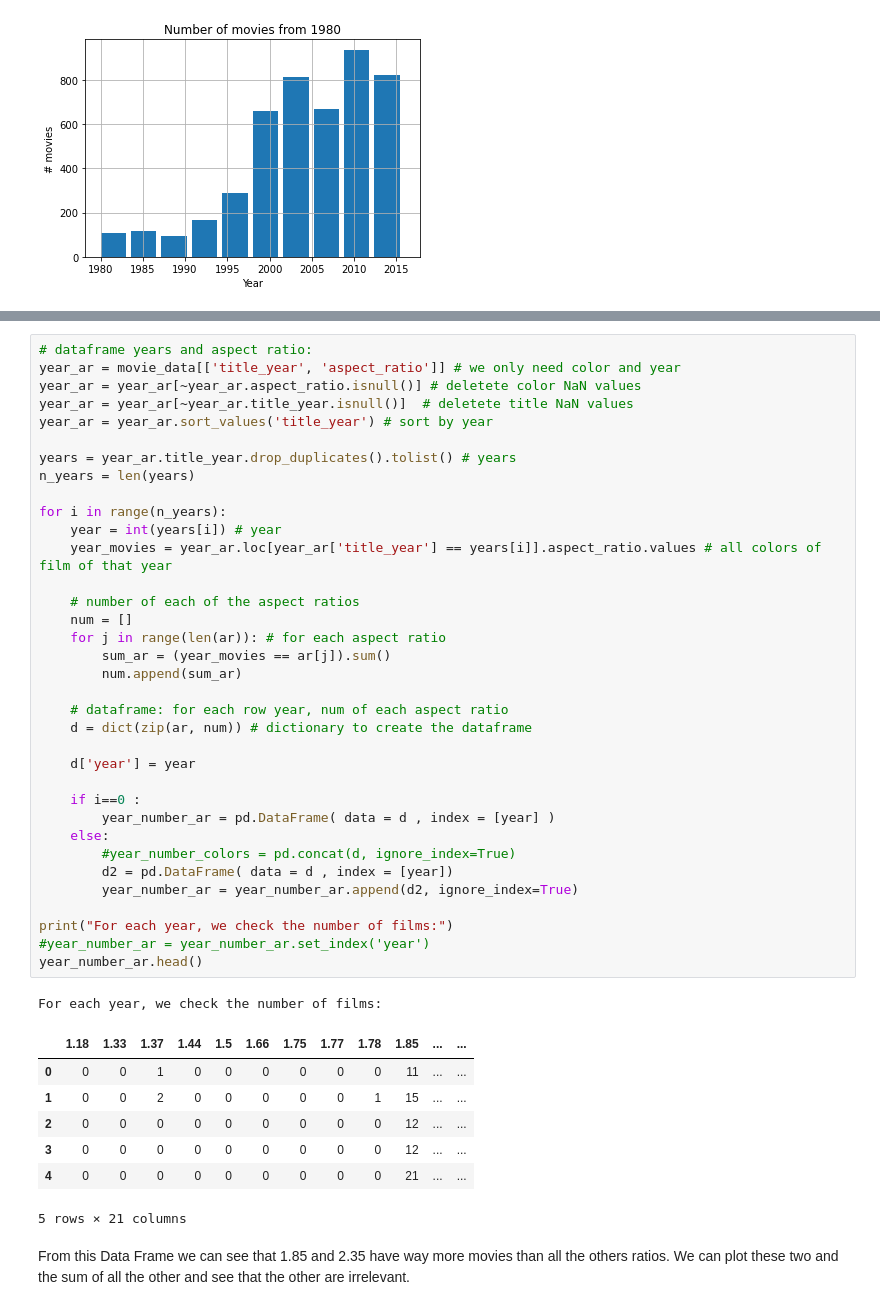
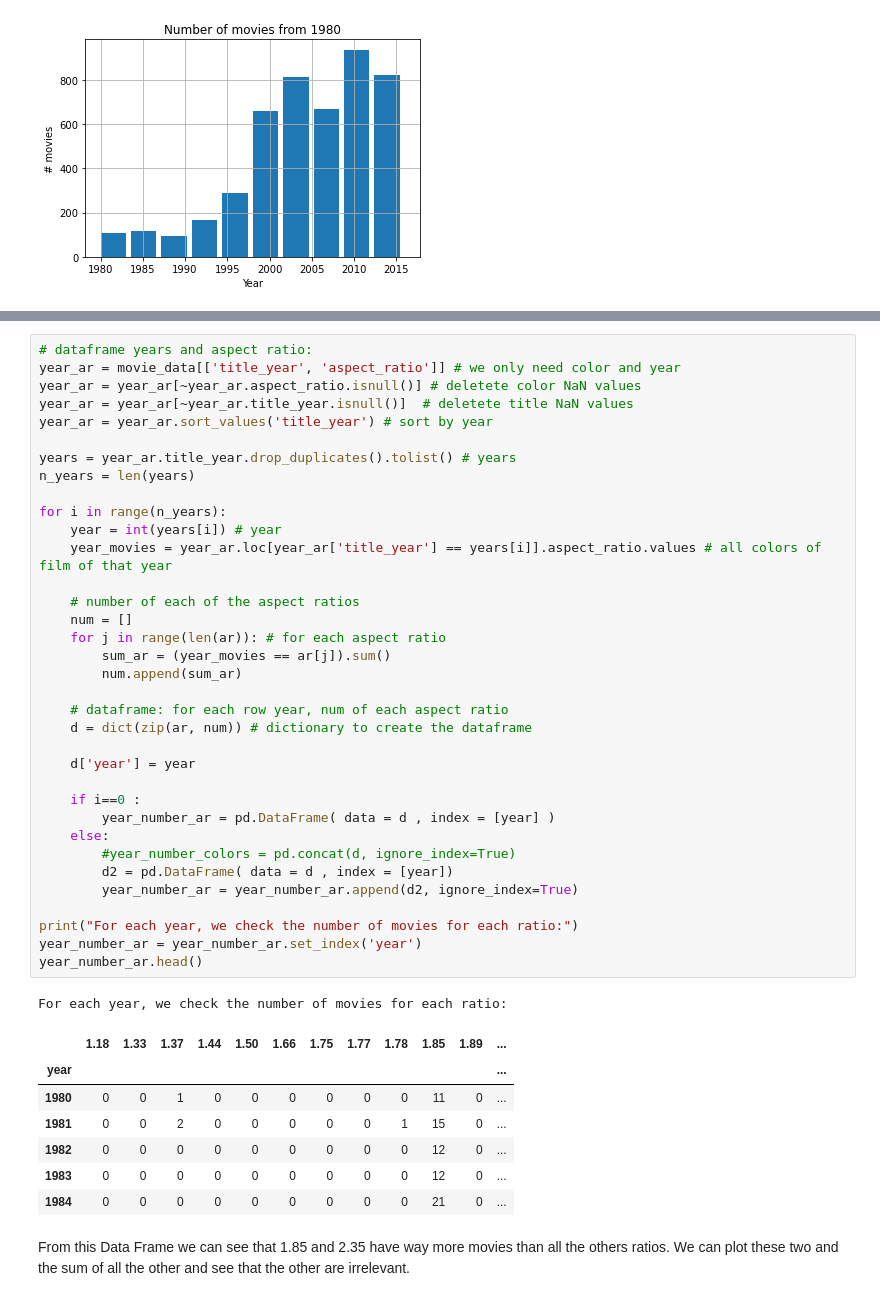
Before and after one commit to anitamezzetti/EPFL_Data_science_in_practice, a Jupyter notebook: Project/Project.ipynb, the cells around one changed output, grey strips where cells are left out. Cells and saved outputs as stored; diff of their text form.

```diff
--- a/Project/Project.ipynb
+++ b/Project/Project.ipynb
@@ -197,43 +213,43 @@ year_ar = year_ar[~year_ar.aspect_ratio.isnull()] # deletete color NaN values
 year_ar = year_ar[~year_ar.title_year.isnull()]  # deletete title NaN values
 year_ar = year_ar.sort_values('title_year') # sort by year
 
 years = year_ar.title_year.drop_duplicates().tolist() # years
 n_years = len(years)
 
 for i in range(n_years):
     year = int(years[i]) # year
     year_movies = year_ar.loc[year_ar['title_year'] == years[i]].aspect_ratio.values # all colors of film of that year
 
     # number of each of the aspect ratios
     num = []
     for j in range(len(ar)): # for each aspect ratio
         sum_ar = (year_movies == ar[j]).sum()
         num.append(sum_ar)
 
     # dataframe: for each row year, num of each aspect ratio
     d = dict(zip(ar, num)) # dictionary to create the dataframe
 
     d['year'] = year
 
     if i==0 :
         year_number_ar = pd.DataFrame( data = d , index = [year] )
     else:
         #year_number_colors = pd.concat(d, ignore_index=True)
         d2 = pd.DataFrame( data = d , index = [year])
         year_number_ar = year_number_ar.append(d2, ignore_index=True)
 
-print("For each year, we check the number of films:")
-#year_number_ar = year_number_ar.set_index('year')
+print("For each year, we check the number of movies for each ratio:")
+year_number_ar = year_number_ar.set_index('year')
 year_number_ar.head()
 # %% [output]
-For each year, we check the number of films:
+For each year, we check the number of movies for each ratio:
-|  | 1.18 | 1.33 | 1.37 | 1.44 | 1.5 | 1.66 | 1.75 | 1.77 | 1.78 | 1.85 | ... | ... |
-| 0 | 0 | 0 | 1 | 0 | 0 | 0 | 0 | 0 | 0 | 11 | ... | ... |
-| 1 | 0 | 0 | 2 | 0 | 0 | 0 | 0 | 0 | 1 | 15 | ... | ... |
-| 2 | 0 | 0 | 0 | 0 | 0 | 0 | 0 | 0 | 0 | 12 | ... | ... |
-| 3 | 0 | 0 | 0 | 0 | 0 | 0 | 0 | 0 | 0 | 12 | ... | ... |
-| 4 | 0 | 0 | 0 | 0 | 0 | 0 | 0 | 0 | 0 | 21 | ... | ... |
+|  | 1.18 | 1.33 | 1.37 | 1.44 | 1.50 | 1.66 | 1.75 | 1.77 | 1.78 | 1.85 | 1.89 | ... |
+| year |  |  |  |  |  |  |  |  |  |  |  | ... |
+| 1980 | 0 | 0 | 1 | 0 | 0 | 0 | 0 | 0 | 0 | 11 | 0 | ... |
+| 1981 | 0 | 0 | 2 | 0 | 0 | 0 | 0 | 0 | 1 | 15 | 0 | ... |
+| 1982 | 0 | 0 | 0 | 0 | 0 | 0 | 0 | 0 | 0 | 12 | 0 | ... |
+| 1983 | 0 | 0 | 0 | 0 | 0 | 0 | 0 | 0 | 0 | 12 | 0 | ... |
+| 1984 | 0 | 0 | 0 | 0 | 0 | 0 | 0 | 0 | 0 | 21 | 0 | ... |
-5 rows × 21 columns
 # %% [markdown]
 From this Data Frame we can see that 1.85 and 2.35 have way more movies than all the others ratios. We can plot these two and the sum of all the other and see that the other are irrelevant.
 # %%
```
Also changed, not shown: parts of 25 cells of this notebook.
